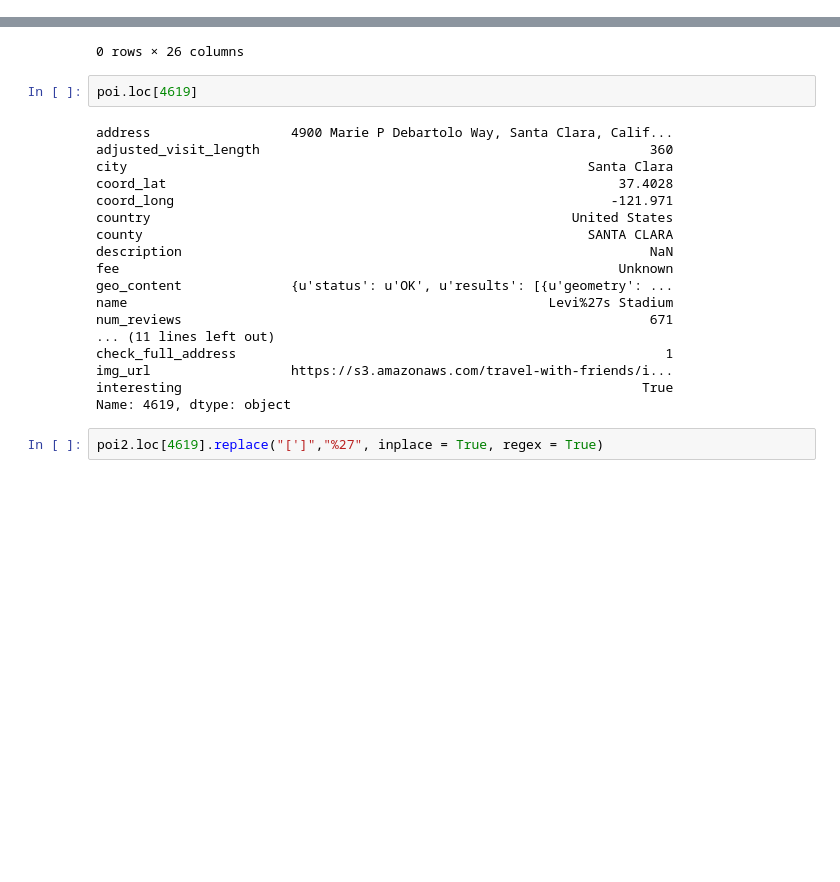
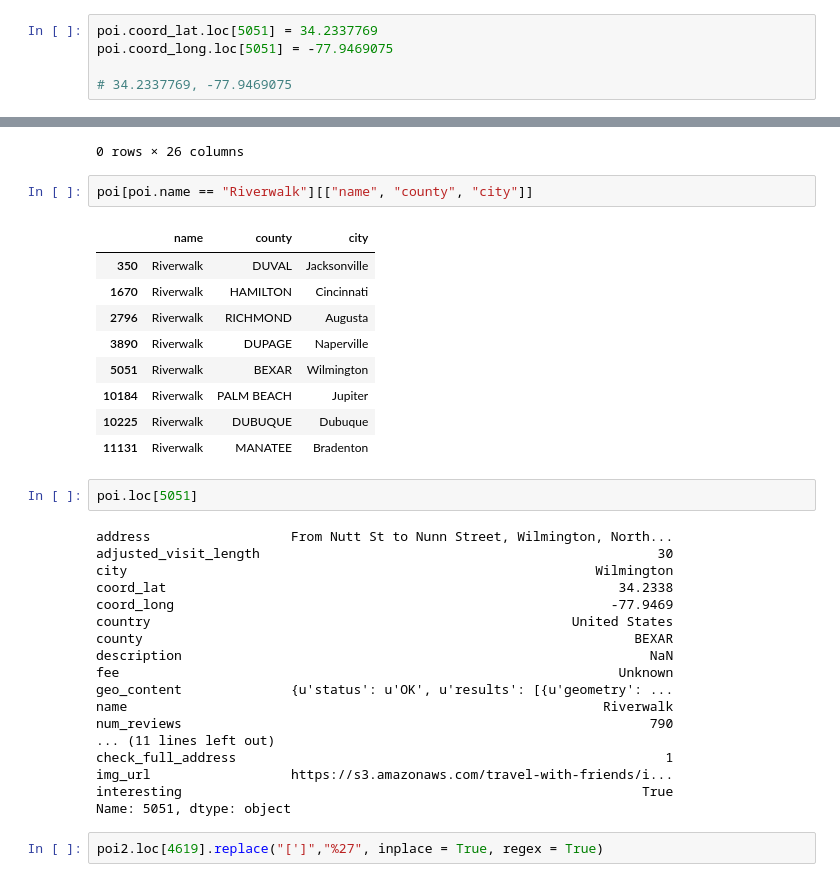
Before and after one commit to kennethcc2005/friends, a Jupyter notebook: sorted_theme.ipynb, the cells around one changed output, grey strips where cells are left out. Saved outputs shown, nothing was run; the diff lists cells and outputs as text; blank space fills up the shorter version.

```diff
--- a/sorted_theme.ipynb
+++ b/sorted_theme.ipynb
@@ -6,4 +6,9 @@ import numpy as py
 poi.to_csv("poi_detail_table_final_v2.csv", encoding = ('utf-8'))
+# %%
+poi.coord_lat.loc[5051] = 34.2337769
+poi.coord_long.loc[5051] = -77.9469075
+
+# 34.2337769, -77.9469075
 # %%
 poi.replace({ "'s " : "%27s " }, regex=True, inplace = True)
 # %%
@@ -11,26 +16,38 @@ poi2[poi2.name.str.contains("%27")]
 # %% [output]
 |  | address | adjusted_visit_length | city | coord_lat | coord_long | country | county | description | fee | ... |
 0 rows × 26 columns
+# %%
+poi[poi.name == "Riverwalk"][["name", "county", "city"]]
+# %% [output]
+|  | name | county | city |
+| 350 | Riverwalk | DUVAL | Jacksonville |
+| 1670 | Riverwalk | HAMILTON | Cincinnati |
+| 2796 | Riverwalk | RICHMOND | Augusta |
+| 3890 | Riverwalk | DUPAGE | Naperville |
+| 5051 | Riverwalk | BEXAR | Wilmington |
+| 10184 | Riverwalk | PALM BEACH | Jupiter |
+| 10225 | Riverwalk | DUBUQUE | Dubuque |
+| 11131 | Riverwalk | MANATEE | Bradenton |
 # %%
-poi.loc[4619]
+poi.loc[5051]
 # %% [output]
-address                  4900 Marie P Debartolo Way, Santa Clara, Calif...
-adjusted_visit_length                                                  360
-city                                                           Santa Clara
-coord_lat                                                          37.4028
-coord_long                                                        -121.971
+address                  From Nutt St to Nunn Street, Wilmington, North...
+adjusted_visit_length                                                   30
+city                                                            Wilmington
+coord_lat                                                          34.2338
+coord_long                                                        -77.9469
 country                                                      United States
-county                                                         SANTA CLARA
+county                                                               BEXAR
 description                                                            NaN
 fee                                                                Unknown
 geo_content              {u'status': u'OK', u'results': [{u'geometry': ...
-name                                                      Levi%27s Stadium
-num_reviews                                                            671
+name                                                             Riverwalk
+num_reviews                                                            790
 ... (11 lines left out)
 check_full_address                                                       1
 img_url                  https://s3.amazonaws.com/travel-with-friends/i...
 interesting                                                           True
-Name: 4619, dtype: object
+Name: 5051, dtype: object
 # %%
 poi2.loc[4619].replace("[']","%27", inplace = True, regex = True)
 # %%
```
Also changed, not shown: parts of 1 cell of this notebook, 3 other files.
